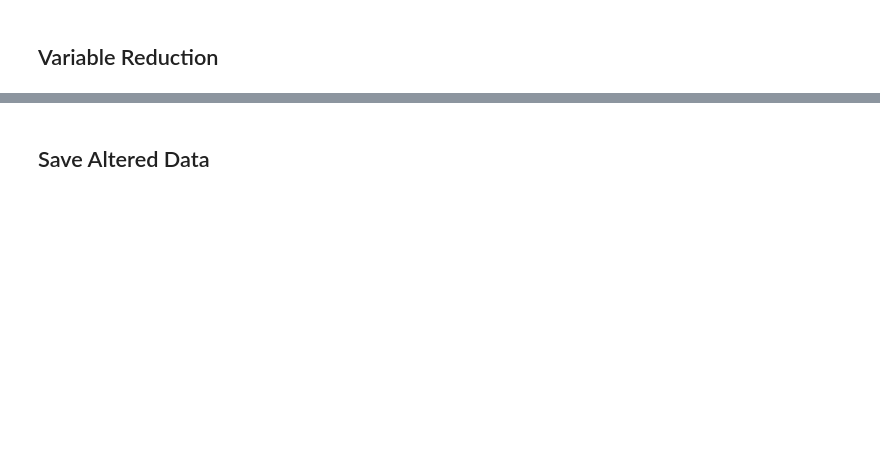
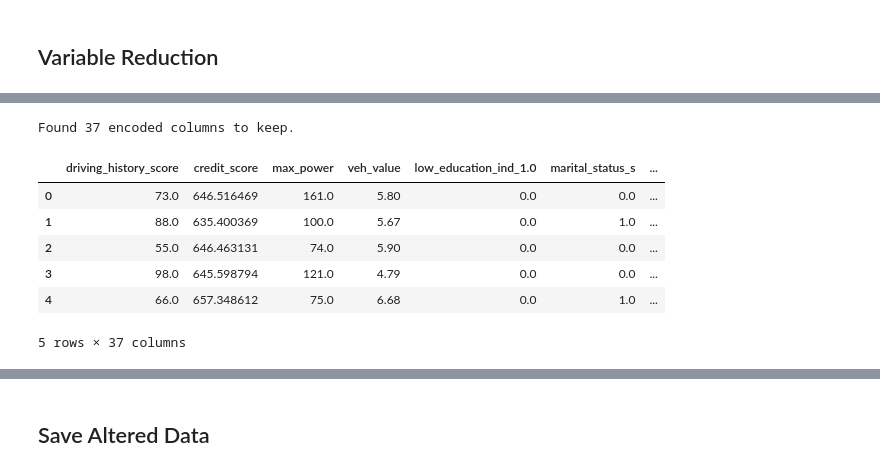
Before and after one commit to adervesh03/Hawkeye-Datathon-2025, a Jupyter notebook: backend/data_exploration.ipynb, the cells around one changed output, grey strips where cells are left out. Cells and saved outputs as stored; diff of their text form; code cells hidden in the pictures; blank space fills up the shorter version.

```diff
--- a/backend/data_exploration.ipynb
+++ b/backend/data_exploration.ipynb
@@ -652,0 +882,50 @@ print(train_df_final.head())
+# %%
+preds_after_rf = [
+    'driving_history_score',
+    'credit_score',
+    'low_education_ind',
+    'marital_status',
+    'time_driven', # probably more important than day of week
+    'area',
+    # 'agecat', swapped agecat_grouped for this
+    'agecat_grouped',
+    'gender',
+    'veh_color',
+    'max_power',
+    'engine_type',
+    'veh_age',
+    # 'veh_body', # encode- coupe, sedan, stnwg, suv, truck, ute, other)
+    'veh_body_grouped',
+    'veh_value',
+    # 'e_bill',
+    # 'trm_len', dropped after rf feature importance
+    # 'time_of_week_driven'
+]
+# %%
+final_columns_to_keep = []
+for col_name in X_encoded.columns:
+    # Check if the column is a "parent" (e.g., 'veh_value')
+    if col_name in preds_after_rf:
+        final_columns_to_keep.append(col_name)
+    else:
+        # Check if the column is a "child" (e.g., 'area_A')
+        # We split on '_' (e.g., 'area_A' -> 'area')
+        parent_name = col_name.rsplit('_', 1)[0]
+        if parent_name in preds_after_rf:
+            final_columns_to_keep.append(col_name)
+
+print(f"Found {len(final_columns_to_keep)} encoded columns to keep.")
+
+X_vc = X_encoded[final_columns_to_keep]
+# %% [output]
+Found 37 encoded columns to keep.
+# %%
+X_vc.head()
+# %% [output]
+|  | driving_history_score | credit_score | max_power | veh_value | low_education_ind_1.0 | marital_status_s | ... |
+| 0 | 73.0 | 646.516469 | 161.0 | 5.80 | 0.0 | 0.0 | ... |
+| 1 | 88.0 | 635.400369 | 100.0 | 5.67 | 0.0 | 1.0 | ... |
+| 2 | 55.0 | 646.463131 | 74.0 | 5.90 | 0.0 | 0.0 | ... |
+| 3 | 98.0 | 645.598794 | 121.0 | 4.79 | 0.0 | 0.0 | ... |
+| 4 | 66.0 | 657.348612 | 75.0 | 6.68 | 0.0 | 1.0 | ... |
+5 rows × 37 columns
```
Also changed, not shown: parts of 28 cells of this notebook, 1 other file.
